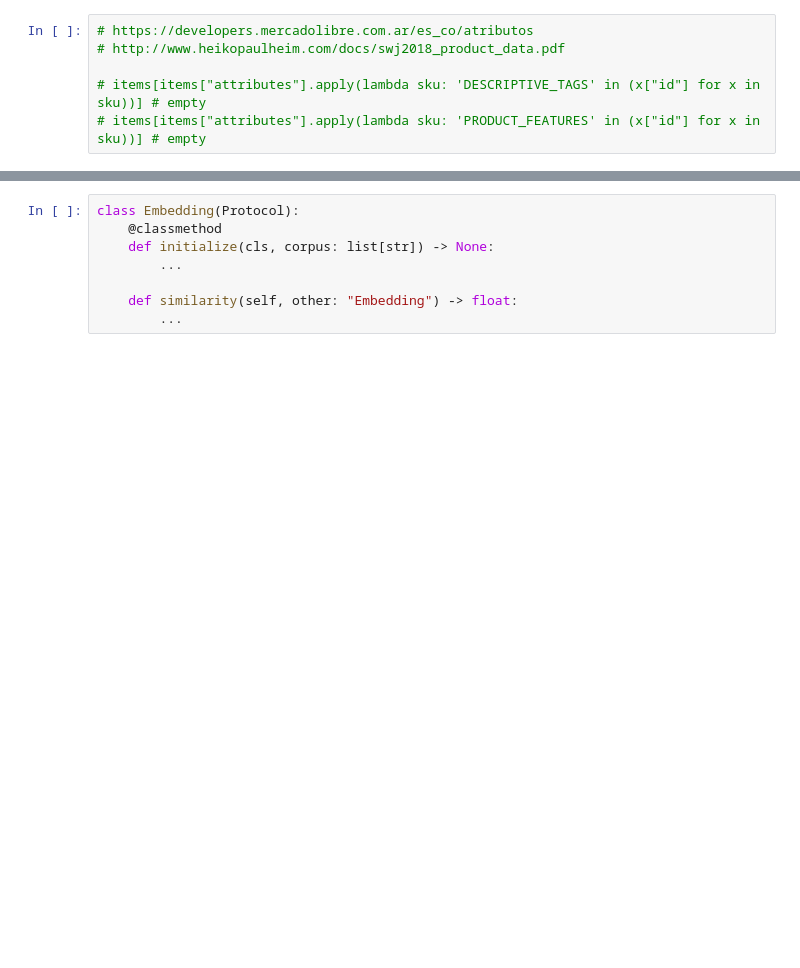
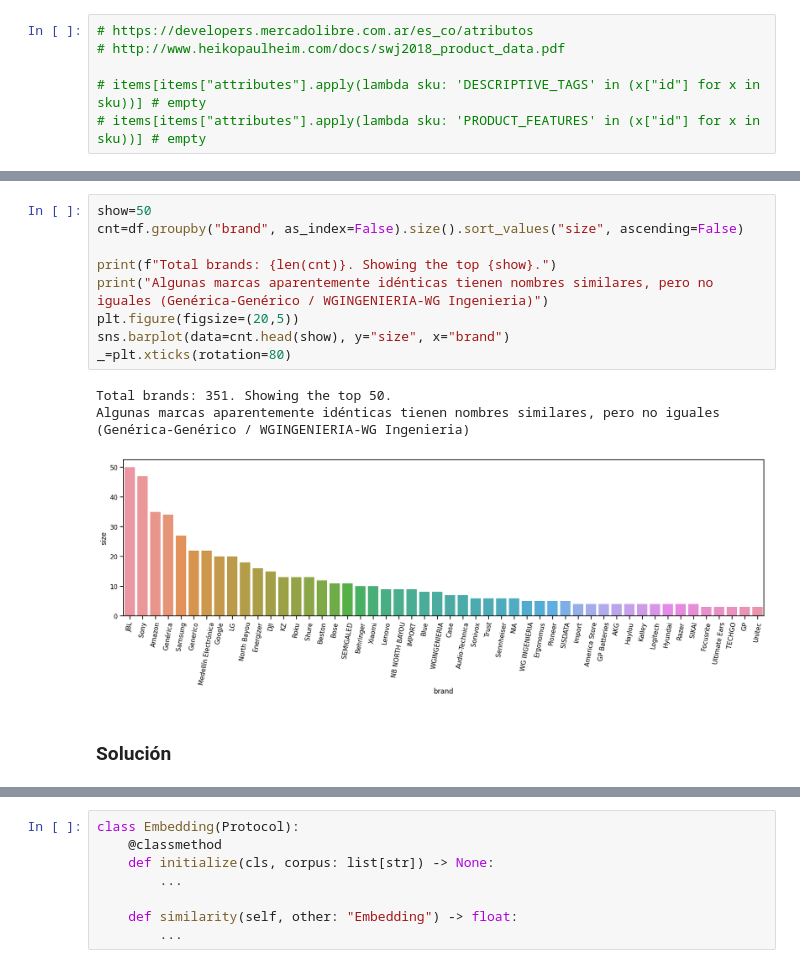
Before and after one commit to cazdlt/meli-recruitment, a Jupyter notebook: sites.ipynb, the cells around one changed output, grey strips where cells are left out. Cells and saved outputs as stored; diff of their text form; blank space fills up the shorter version.

```diff
--- a/sites.ipynb
+++ b/sites.ipynb
@@ -124,0 +189,15 @@ MCO1000
+# %%
+show=50
+cnt=df.groupby("brand", as_index=False).size().sort_values("size", ascending=False)
+
+print(f"Total brands: {len(cnt)}. Showing the top {show}.")
+print("Algunas marcas aparentemente idénticas tienen nombres similares, pero no iguales (Genérica-Genérico / WGINGENIERIA-WG Ingenieria)")
+plt.figure(figsize=(20,5))
+sns.barplot(data=cnt.head(show), y="size", x="brand")
+_=plt.xticks(rotation=80)
+# %% [output]
+Total brands: 351. Showing the top 50.
+Algunas marcas aparentemente idénticas tienen nombres similares, pero no iguales (Genérica-Genérico / WGINGENIERIA-WG Ingenieria)
+[figure, added]
+# %% [markdown]
+### Solución
```
Also changed, not shown: parts of 41 cells of this notebook, 1 other file.
